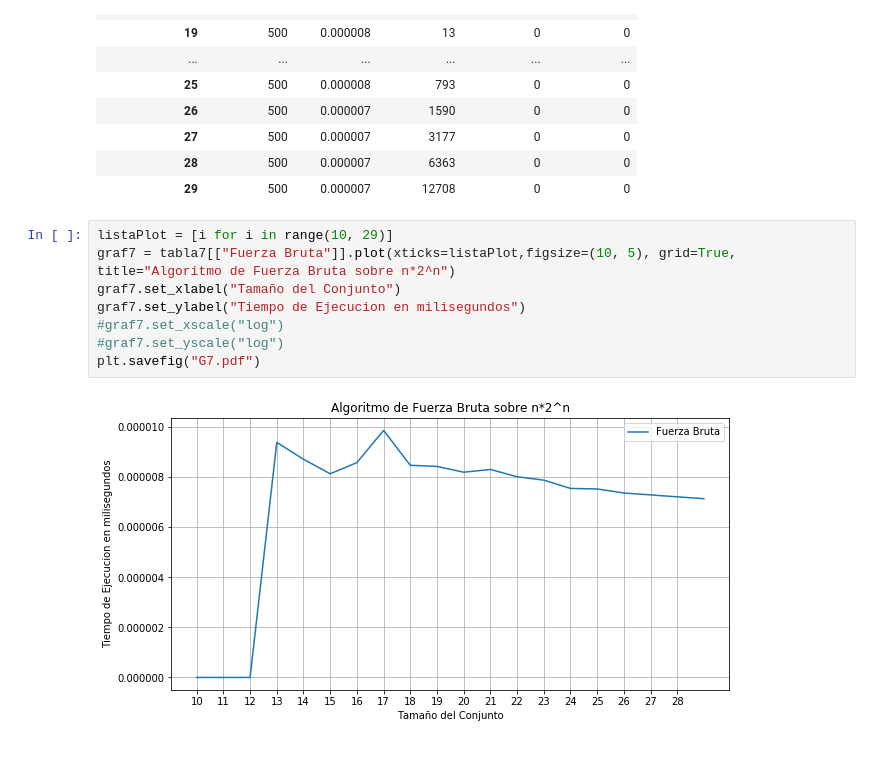
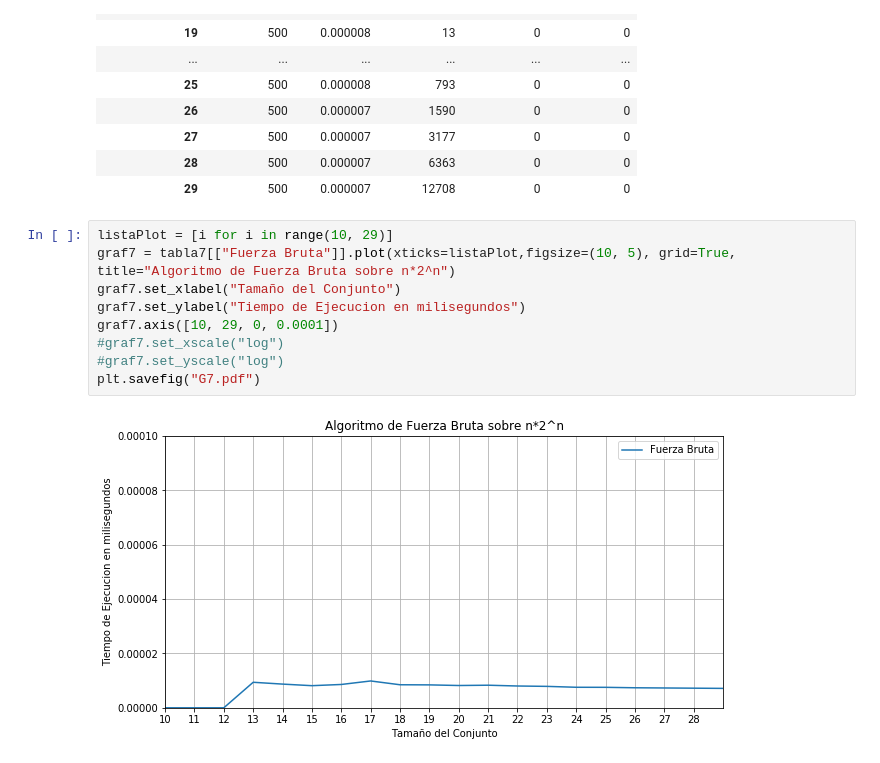
Before and after one commit to gonzalokun/AED3TP1, a Jupyter notebook: notebookTP.ipynb, the cells around one changed output. Drawn from its saved outputs; the diff is of its cells as text.

```diff
--- a/notebookTP.ipynb
+++ b/notebookTP.ipynb
@@ -175,10 +175,11 @@ tabla7
 # %%
 listaPlot = [i for i in range(10, 29)]
 graf7 = tabla7[["Fuerza Bruta"]].plot(xticks=listaPlot,figsize=(10, 5), grid=True, title="Algoritmo de Fuerza Bruta sobre n*2^n")
 graf7.set_xlabel("Tamaño del Conjunto")
 graf7.set_ylabel("Tiempo de Ejecucion en milisegundos")
+graf7.axis([10, 29, 0, 0.0001])
 #graf7.set_xscale("log")
 #graf7.set_yscale("log")
 plt.savefig("G7.pdf")
 # %% [output]
-[figure, old version]
+[figure, new version]
```
Also changed, not shown: parts of 18 cells of this notebook, 47 other files.
